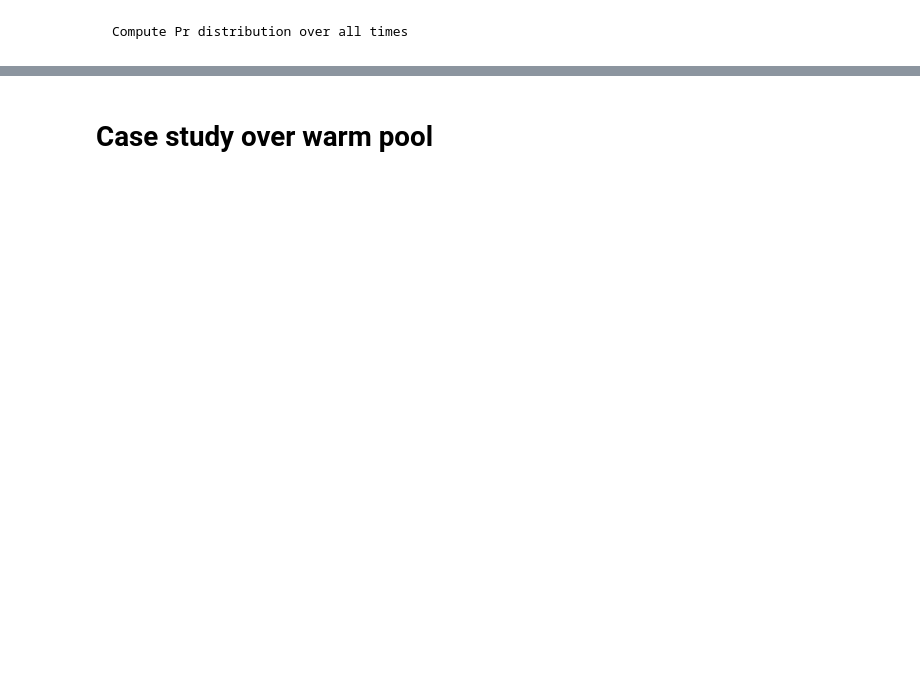
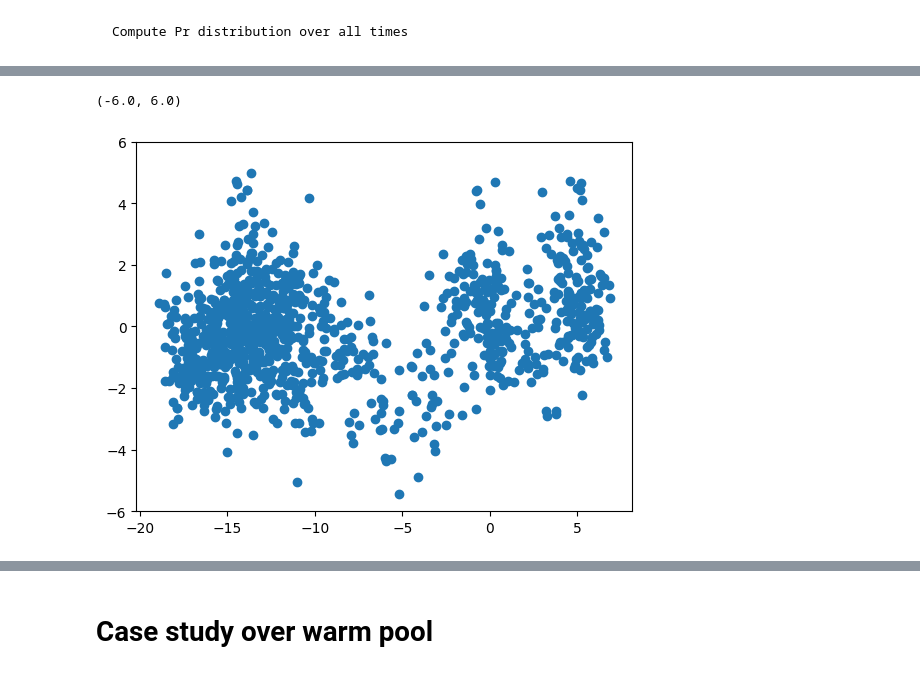
Before and after one commit to bfildier/explore-multiscale-extremes, a Jupyter notebook: scripts/example_DYAMOND_CaseStudy.ipynb, the cells around one changed output, grey strips where cells are left out. Drawn from its saved outputs; the diff is of its cells as text; code cells hidden in the pictures; blank space fills up the shorter version.

```diff
--- a/scripts/example_DYAMOND_CaseStudy.ipynb
+++ b/scripts/example_DYAMOND_CaseStudy.ipynb
@@ -137,0 +168,22 @@ time indices to ignore:
+# %%
+# Pext vs. PW 90th percentile
+
+# Prec
+rank_Pe = 99.999
+i_Pe = cs_tropics.dist_pr_all.indexOfRank(rank_Pe)
+pr_e = cs_tropics.dist_pr_all.percentiles[i_Pe]
+dpr_e = [d.percentiles[i_Pe] - pr_e for d in cs_tropics.dict_dist_pr_all_sliced.values()]
+
+# PW
+rank_PWe = 99.9999
+i_PWe = cs_tropics.dist_PW_all.indexOfRank(rank_PWe)
+PW_e = cs_tropics.dist_PW_all.percentiles[i_PWe]
+dPW_e = [d.percentiles[i_PWe] - PW_e for d in cs_tropics.dict_dist_PW_all_sliced.values()]
+
+# Show
+fig,ax = plt.subplots()
+ax.scatter(dPW_e,dpr_e)
+ax.set_ylim((-6,6))
+# %% [output]
+(-6.0, 6.0)
+[figure, added]
```
Also changed, not shown: parts of 18 cells of this notebook, 34 other files.
